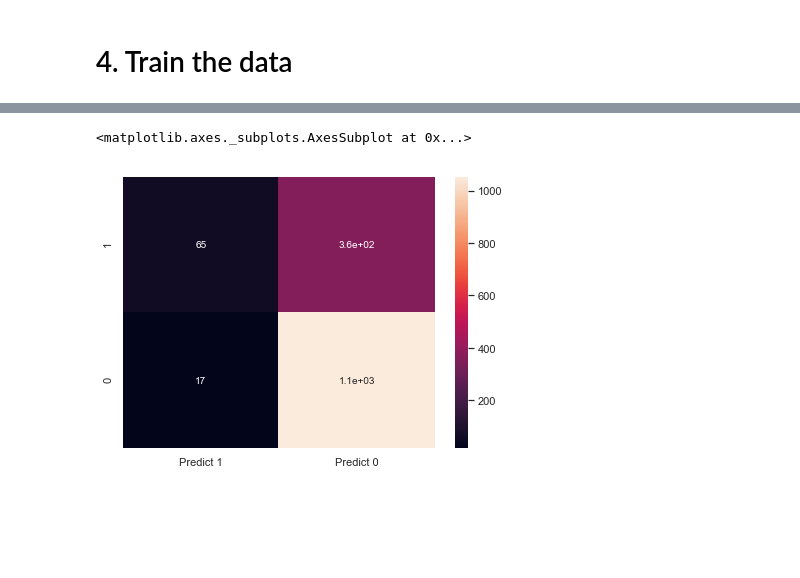
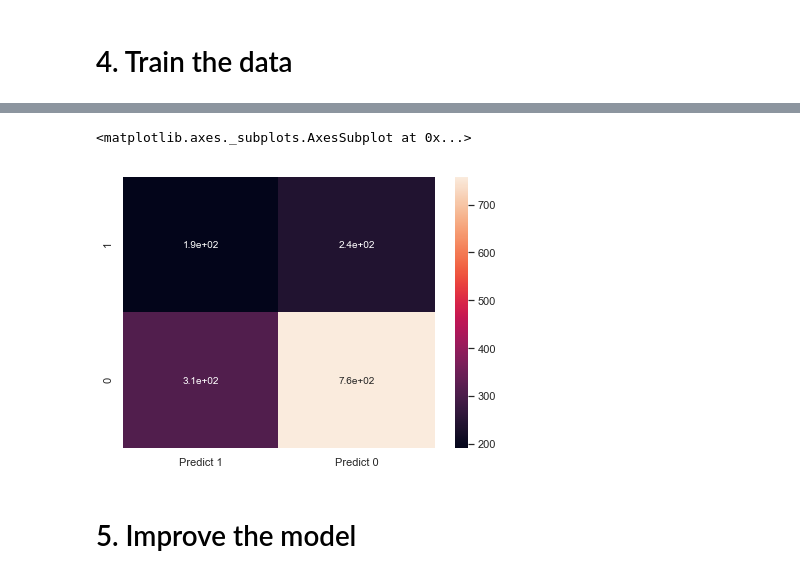
Before and after one commit to koksoon100/UTexas-Austin-Week-6-Assignment, a Jupyter notebook: week_2_assignment.ipynb, the cells around one changed output, grey strips where cells are left out. Cells and saved outputs as stored; diff of their text form; code cells hidden in the pictures; blank space fills up the shorter version.

```diff
--- a/week_2_assignment.ipynb
+++ b/week_2_assignment.ipynb
@@ -396,15 +423,0 @@ x_train.head()
-# %%
-from sklearn import metrics
-
-from sklearn.linear_model import LogisticRegression
-
-# Fit the model on train
-model = LogisticRegression(solver="liblinear")
-model.fit(x_train, y_train)
-#predict on test
-y_predict = model.predict(x_test)
-
-
-coef_df = pd.DataFrame(model.coef_)
-coef_df['intercept'] = model.intercept_
-print(coef_df)
@@ -422,10 +487,24 @@ print(model_score)
 # %%
+model = LogisticRegression(
+random_state=42,
+penalty='l1',
+solver='liblinear',
+class_weight='balanced',
+C=i)  # changing values of C
+
+model.fit(x_train, y_train)
+
+# predict on test data
+y_predict = model.predict(x_test)
+
 cm=metrics.confusion_matrix(y_test, y_predict, labels=[1, 0])
 
 df_cm = pd.DataFrame(cm, index = [i for i in ["1","0"]],
                   columns = [i for i in ["Predict 1","Predict 0"]])
 plt.figure(figsize = (7,5))
 sns.heatmap(df_cm, annot=True)
 # %% [output]
 <matplotlib.axes._subplots.AxesSubplot at 0x...>
-[figure, old version]
+[figure, new version]
+# %% [markdown]
+# 5. Improve the model
```
Also changed, not shown: parts of 19 cells of this notebook.
